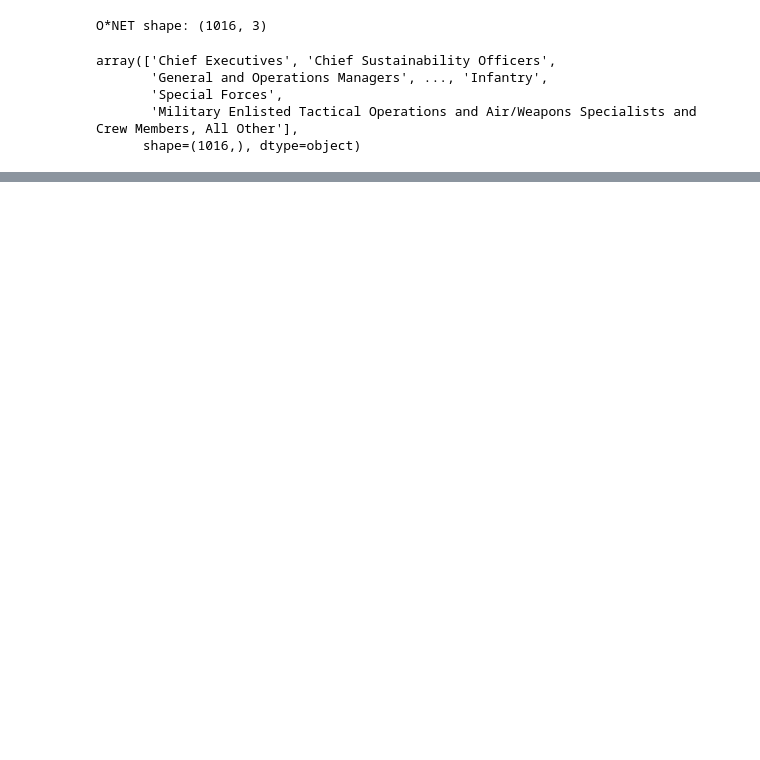
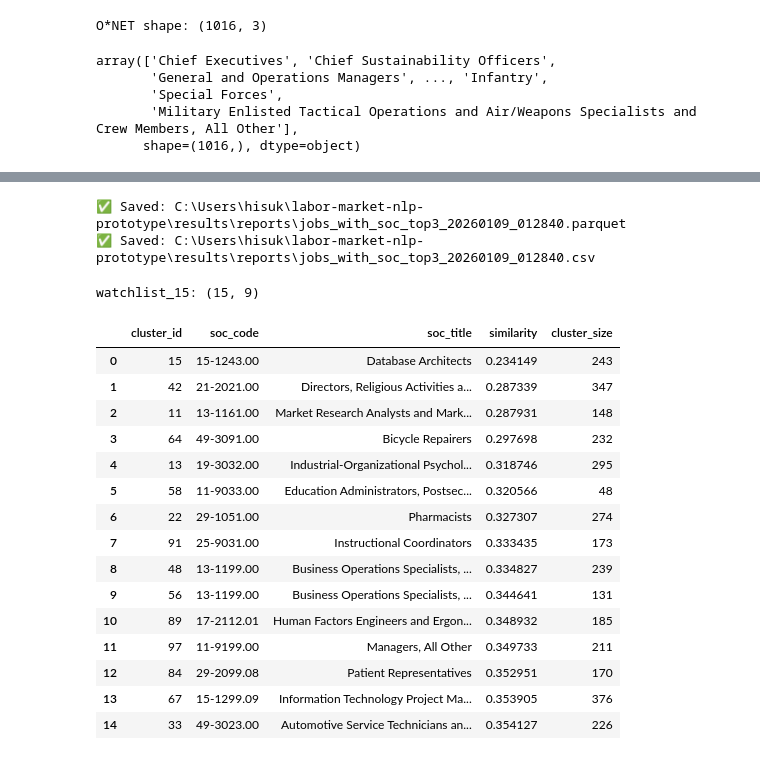
Before and after one commit to BGlifee/Labor_Market_NLP_Prototype, a Jupyter notebook: notebooks/03_taxonomy_mapping.ipynb, the cells around one changed output, grey strips where cells are left out. Drawn from its saved outputs; the diff is of its cells as text; code cells hidden in the pictures; blank space fills up the shorter version.

```diff
--- a/notebooks/03_taxonomy_mapping.ipynb
+++ b/notebooks/03_taxonomy_mapping.ipynb
@@ -6,7 +6,7 @@ from pathlib import Path
 import numpy as np
 import pandas as pd
 
-PROJECT_ROOT = Path(".").resolve()
+PROJECT_ROOT = Path("..").resolve()
 if str(PROJECT_ROOT) not in sys.path:
     sys.path.insert(0, str(PROJECT_ROOT))
 
@@ -451,0 +229,5 @@ low_sim
+# %%
+medoid_idx = medoids_df["job_row_index"].astype(int).to_numpy()
+medoid_emb = embeddings[medoid_idx]
+
+print("medoid_emb:", medoid_emb.shape)  # (n_clusters, D) -> 예: (100, 384)
@@ -451,0 +367,11 @@ low_sim
+# %%
+# 2) jobs에 cluster_id가 없으면 만들기
+jobs_labeled = jobs.copy()
+if "cluster_id" not in jobs_labeled.columns:
+    jobs_labeled["cluster_id"] = km_labels
+
+# 3) jobs에 top3 리스트 붙이기
+jobs_with_soc_top3 = jobs_labeled.merge(cluster_top3, on="cluster_id", how="left")
+
+print("jobs_with_soc_top3:", jobs_with_soc_top3.shape)  # rows = jobs rows 유지
+jobs_with_soc_top3[["cluster_id", "soc_codes_top3", "soc_sims_top3"]].head()
@@ -451,0 +386,58 @@ low_sim
+# %%
+# 4) 저장 (PermissionError 방지: timestamp)
+stamp = datetime.now().strftime("%Y%m%d_%H%M%S")
+OUT_TOP3_PARQ = PROJECT_ROOT / "results" / "reports" / f"jobs_with_soc_top3_{stamp}.parquet"
+OUT_TOP3_CSV  = PROJECT_ROOT / "results" / "reports" / f"jobs_with_soc_top3_{stamp}.csv"
+OUT_TOP3_PARQ.parent.mkdir(parents=True, exist_ok=True)
+
+jobs_with_soc_top3.to_parquet(OUT_TOP3_PARQ, index=False)
+jobs_with_soc_top3.to_csv(OUT_TOP3_CSV, index=False)
+
+print("✅ Saved:", OUT_TOP3_PARQ)
+print("✅ Saved:", OUT_TOP3_CSV)
+# %% [output]
+✅ Saved: C:\Users\hisuk\labor-market-nlp-prototype\results\reports\jobs_with_soc_top3_20260109_012840.parquet
+✅ Saved: C:\Users\hisuk\labor-market-nlp-prototype\results\reports\jobs_with_soc_top3_20260109_012840.csv
+# %%
+# cluster별 top1 similarity 테이블
+cluster_top1 = (
+    mapping_medoid_long
+    .sort_values(["cluster_id", "similarity"], ascending=[True, False])
+    .groupby("cluster_id", as_index=False)
+    .head(1)
+    .reset_index(drop=True)
+)
+
+cluster_sizes = (
+    jobs_labeled.groupby("cluster_id").size().reset_index(name="cluster_size")
+)
+
+cluster_watch_base = cluster_top1.merge(cluster_sizes, on="cluster_id", how="left")
+
+watchlist_15 = (
+    cluster_watch_base
+    .sort_values(["similarity", "cluster_size"], ascending=[True, True])
+    .head(15)
+    .reset_index(drop=True)
+)
+
+print("watchlist_15:", watchlist_15.shape)
+watchlist_15[["cluster_id","soc_code","soc_title","similarity","cluster_size"]]
+# %% [output]
+watchlist_15: (15, 9)
+|  | cluster_id | soc_code | soc_title | similarity | cluster_size |
+| 0 | 15 | 15-1243.00 | Database Architects | 0.234149 | 243 |
+| 1 | 42 | 21-2021.00 | Directors, Religious Activities a... | 0.287339 | 347 |
+| 2 | 11 | 13-1161.00 | Market Research Analysts and Mark... | 0.287931 | 148 |
+| 3 | 64 | 49-3091.00 | Bicycle Repairers | 0.297698 | 232 |
+| 4 | 13 | 19-3032.00 | Industrial-Organizational Psychol... | 0.318746 | 295 |
+| 5 | 58 | 11-9033.00 | Education Administrators, Postsec... | 0.320566 | 48 |
+| 6 | 22 | 29-1051.00 | Pharmacists | 0.327307 | 274 |
+| 7 | 91 | 25-9031.00 | Instructional Coordinators | 0.333435 | 173 |
+| 8 | 48 | 13-1199.00 | Business Operations Specialists, ... | 0.334827 | 239 |
+| 9 | 56 | 13-1199.00 | Business Operations Specialists, ... | 0.344641 | 131 |
+| 10 | 89 | 17-2112.01 | Human Factors Engineers and Ergon... | 0.348932 | 185 |
+| 11 | 97 | 11-9199.00 | Managers, All Other | 0.349733 | 211 |
+| 12 | 84 | 29-2099.08 | Patient Representatives | 0.352951 | 170 |
+| 13 | 67 | 15-1299.09 | Information Technology Project Ma... | 0.353905 | 376 |
+| 14 | 33 | 49-3023.00 | Automotive Service Technicians an... | 0.354127 | 226 |
```
Also changed, not shown: parts of 45 cells of this notebook, 3 other files.
